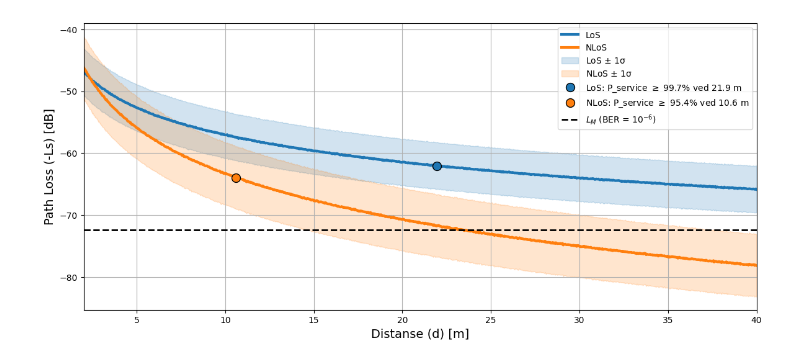
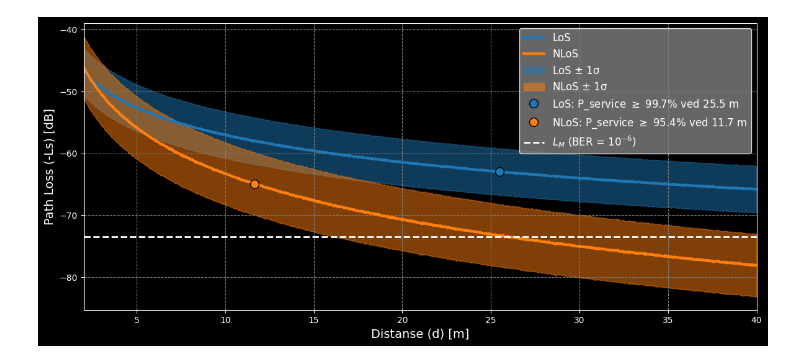
Before and after one commit to SkaugJr/TTT4145-Radiokommunikasjon, a Jupyter notebook: Prosjekt/LinkbudsjettITU_R.ipynb, the cells around one changed output. Cells and saved outputs as stored; diff of their text form; code cells hidden in the pictures.

```diff
--- a/Prosjekt/LinkbudsjettITU_R.ipynb
+++ b/Prosjekt/LinkbudsjettITU_R.ipynb
@@ -1,6 +1,5 @@
 # %%
 import numpy as np
-import matplotlib.pyplot as plt
 from scipy.special import erfcinv
 from scipy.stats import norm
 
@@ -39,7 +38,7 @@ PL_NLoS_std_fading = np.std(PL_NLoS_total, axis=0)
 
 # --- Beregn sannsynlighet for mottatt signal P_service ---
 # Gitte parametere
-EIRP, L0, N0, Gr, Rb = -20.0, 6, -156.2, 2.0, 52.0 # dBW, dB, dBW/Hz, dBi, dBHz
+EIRP, L0, N0, Gr, Rb = -22.0, 6, -156.2, 2.0, 49.0 # dBW, dB, dBW/Hz, dBi, dBHz
 BER = 1e-6
 Eb_N0 = 10 * np.log10((erfcinv(BER) ** 2) / 2)
 
@@ -62,37 +61,41 @@ PL_LoS_at_P_target = -PL_LoS_mean_fading[idx_LoS]
 idx_NLoS = np.argmax(P_service_NLoS_fading <= P_target_NLoS)
 d_NLoS = d[idx_NLoS]
 PL_NLoS_at_P_target = -PL_NLoS_mean_fading[idx_NLoS]
-
-# --- PLOT ---
-plt.figure(figsize=(14, 6))
-plt.grid(True)
-
-# Plot middelverdiene etter small-scale fading
-plt.plot(d, -PL_LoS_mean_fading, linewidth=3, label='LoS')
-plt.plot(d, -PL_NLoS_mean_fading, linewidth=3, label='NLoS')
-
-# Skygge rundt middelverdien (±n standardavvik for LoS og NLoS etter fading)
-n = 1  # ±n sigma
-plt.fill_between(d, -PL_LoS_mean_fading - n * PL_LoS_std_fading, -PL_LoS_mean_fading + n * PL_LoS_std_fading,
-                 color='tab:blue', alpha=0.2, label=rf'LoS $\pm$ {n}σ')
-plt.fill_between(d, -PL_NLoS_mean_fading - n * PL_NLoS_std_fading, -PL_NLoS_mean_fading + n * PL_NLoS_std_fading,
-                 color='tab:orange', alpha=0.2, label=rf'NLoS $\pm$ {n}σ')
-
-# Plot de funnet punktene der P_service ≥ 99.7 / 95.4 %
-plt.plot(d_LoS, PL_LoS_at_P_target, 'o', markersize=10, markeredgecolor='k', markerfacecolor='tab:blue',
-         label=rf'LoS: P_service $\geq$ {P_target_LoS*100:.1f}% ved {d_LoS:.1f} m')
-plt.plot(d_NLoS, PL_NLoS_at_P_target, 'o', markersize=10, markeredgecolor='k', markerfacecolor='tab:orange',
-         label=rf'NLoS: P_service $\geq$ {P_target_NLoS*100:.1f}% ved {d_NLoS:.1f} m')
-
-# Plot LM-linjen som representerer BER = 1e-6
-plt.plot(d, np.full_like(d, -LM), 'k--', linewidth=2, label='$L_M$ (BER = $10^{-6}$)')
-
-# Aksetilpasning
-plt.xlabel('Distanse (d) [m]', fontsize=14)
-plt.ylabel('Path Loss (-Ls) [dB]', fontsize=14)
-plt.xlim([min(d), max(d)])
-plt.legend()
-plt.savefig("Figurer/LS_Pservice.pdf", format="pdf", bbox_inches="tight")
-plt.show()
-# %% [output]
-[figure, removed]
+# %%
+import matplotlib.pyplot as plt
+plt.style.use('dark_background')
+
+# --- PLOT ---
+plt.figure(figsize=(14, 6))
+plt.grid(True)
+
+# Plot middelverdiene etter small-scale fading
+plt.plot(d, -PL_LoS_mean_fading, linewidth=3, label='LoS', color='tab:blue')
+plt.plot(d, -PL_NLoS_mean_fading, linewidth=3, label='NLoS', color='tab:orange')
+
+# Skygge rundt middelverdien (±n standardavvik for LoS og NLoS etter fading)
+n = 1  # ±n sigma
+plt.fill_between(d, -PL_LoS_mean_fading - n * PL_LoS_std_fading, -PL_LoS_mean_fading + n * PL_LoS_std_fading,
+                 color='tab:blue', alpha=0.5, label=rf'LoS $\pm$ {n}σ')
+plt.fill_between(d, -PL_NLoS_mean_fading - n * PL_NLoS_std_fading, -PL_NLoS_mean_fading + n * PL_NLoS_std_fading,
+                 color='tab:orange', alpha=0.5, label=rf'NLoS $\pm$ {n}σ')
+
+# Plot de funnet punktene der P_service ≥ 99.7 / 95.4 %
+plt.plot(d_LoS, PL_LoS_at_P_target, 'o', markersize=10, markeredgecolor='k', markerfacecolor='tab:blue',
+         label=rf'LoS: P_service $\geq$ {P_target_LoS*100:.1f}% ved {d_LoS:.1f} m')
+plt.plot(d_NLoS, PL_NLoS_at_P_target, 'o', markersize=10, markeredgecolor='k', markerfacecolor='tab:orange',
+         label=rf'NLoS: P_service $\geq$ {P_target_NLoS*100:.1f}% ved {d_NLoS:.1f} m')
+
+# Plot LM-linjen som representerer BER = 1e-6
+plt.plot(d, np.full_like(d, -LM), 'w--', linewidth=2, label='$L_M$ (BER = $10^{-6}$)')
+
+# Aksetilpasning
+plt.grid(which='both', linestyle='--',  color='gray')
+plt.xlabel('Distanse (d) [m]', fontsize=14)
+plt.ylabel('Path Loss (-Ls) [dB]', fontsize=14)
+plt.xlim([min(d), max(d)])
+plt.legend(loc='upper right', fontsize=12, facecolor='gray', edgecolor='white')
+plt.savefig("Figurer/LS_Pservice.pdf", format="pdf", bbox_inches="tight")
+plt.show()
+# %% [output]
+[figure, added]
```
Also changed, not shown: 12 other files.
